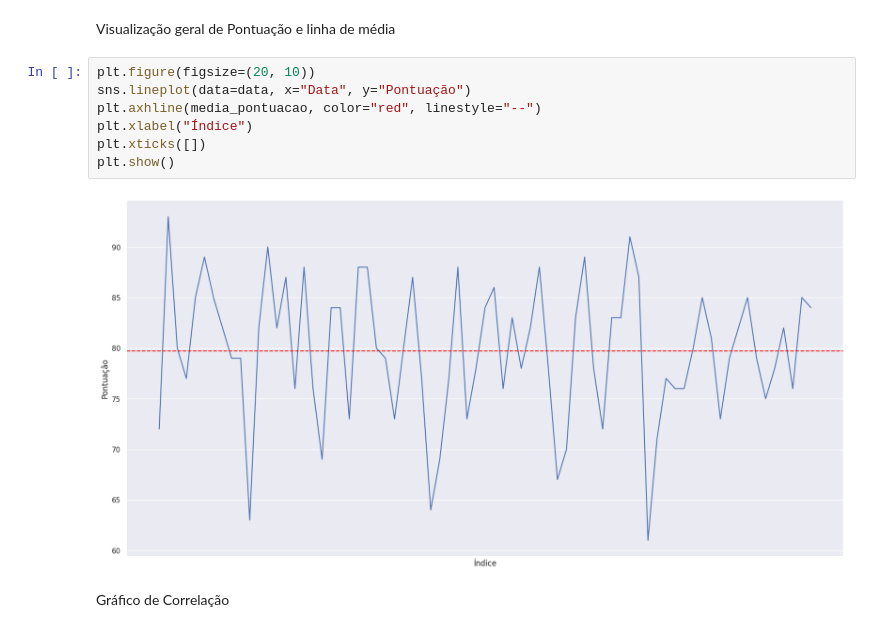
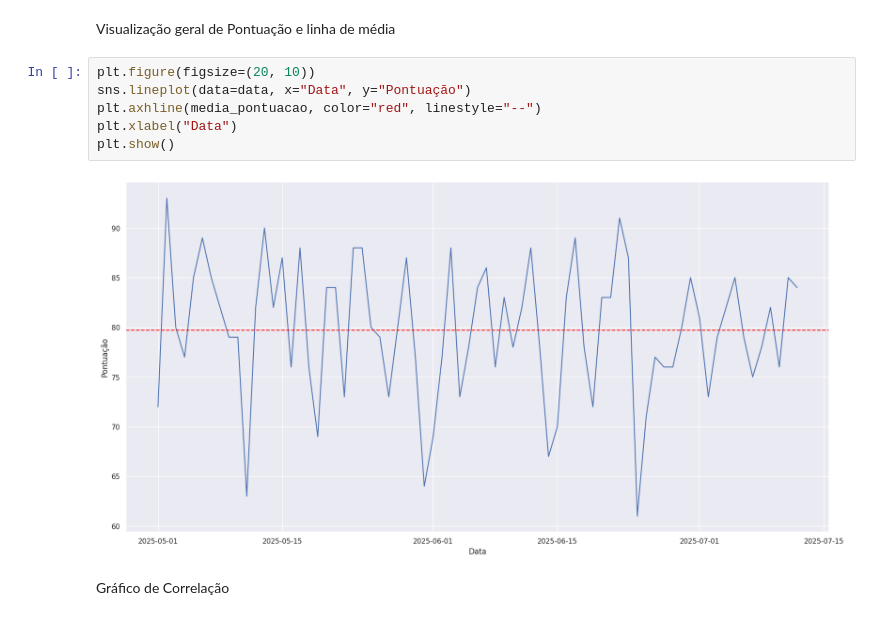
Before and after one commit to kylesonev/sleep_analysis, a Jupyter notebook: notebook/01.ipynb, the cells around one changed output. Saved outputs shown, nothing was run; the diff lists cells and outputs as text.

```diff
--- a/notebook/01.ipynb
+++ b/notebook/01.ipynb
@@ -143,12 +248,11 @@ Visualização geral de Pontuação e linha de média
 # %%
 plt.figure(figsize=(20, 10))
 sns.lineplot(data=data, x="Data", y="Pontuação")
 plt.axhline(media_pontuacao, color="red", linestyle="--")
-plt.xlabel("Índice")
-plt.xticks([])
+plt.xlabel("Data")
 plt.show()
 # %% [output]
-[figure, old version]
+[figure, new version]
 # %% [markdown]
 Gráfico de Correlação
 # %%
```
Also changed, not shown: parts of 10 cells of this notebook, 1 other file.
